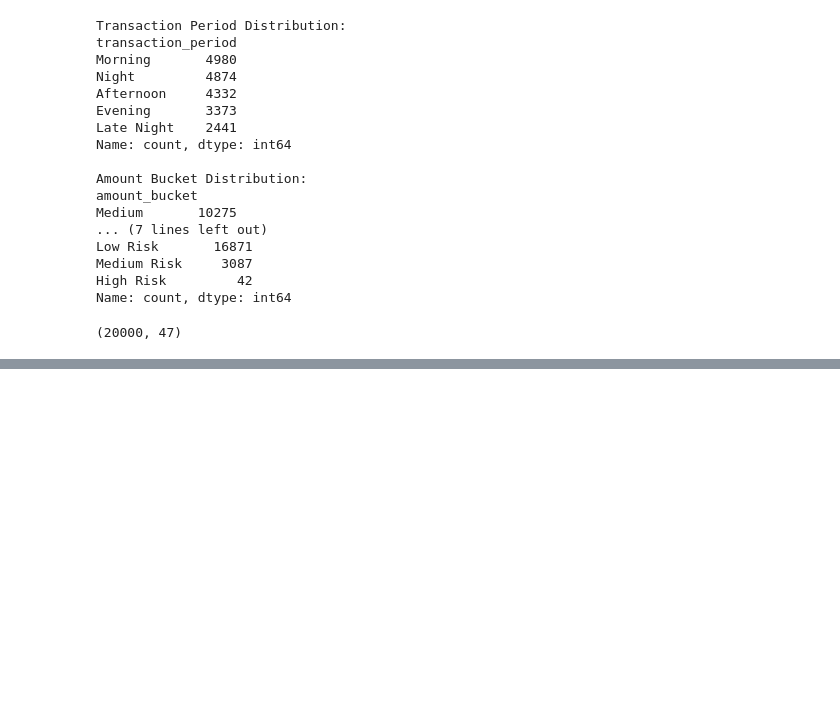
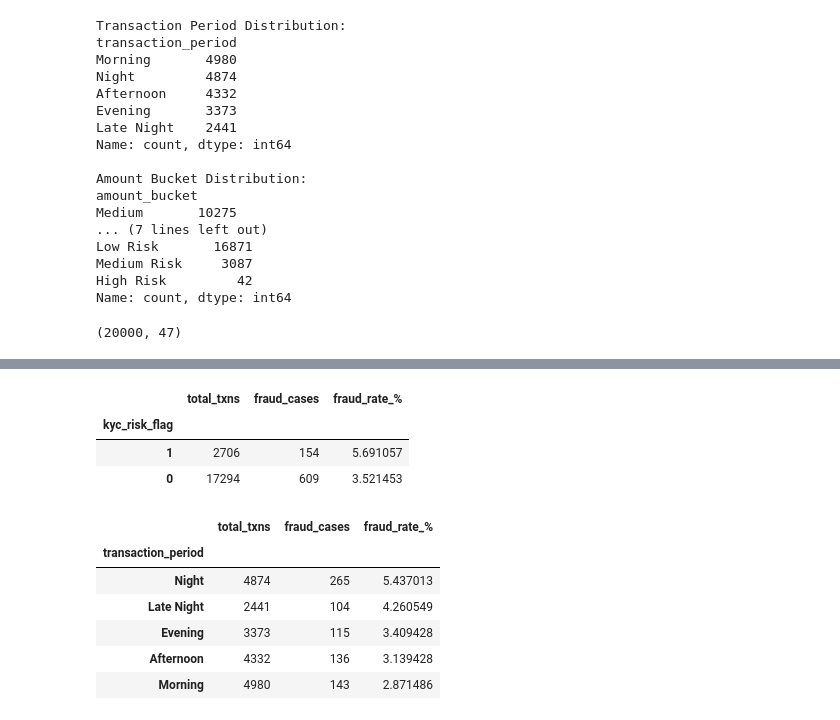
Before and after one commit to Angadthakur/upi-transaction-analyzer, a Jupyter notebook: notebooks/analysis.ipynb, the cells around one changed output, grey strips where cells are left out. Saved outputs shown, nothing was run; the diff lists cells and outputs as text; code cells hidden in the pictures; blank space fills up the shorter version.

```diff
--- a/notebooks/analysis.ipynb
+++ b/notebooks/analysis.ipynb
@@ -462,0 +546,33 @@ df_clean.shape
+# %%
+kyc_fraud = df_clean.groupby('kyc_risk_flag').agg(
+    total_txns=('transaction_id', 'count'),
+    fraud_cases=('is_fraud', 'sum')
+)
+
+kyc_fraud['fraud_rate_%'] = (kyc_fraud['fraud_cases'] / kyc_fraud['total_txns']) * 100
+kyc_fraud = kyc_fraud.sort_values('fraud_rate_%', ascending=False)
+
+kyc_fraud
+# %% [output]
+|  | total_txns | fraud_cases | fraud_rate_% |
+| kyc_risk_flag |  |  |  |
+| 1 | 2706 | 154 | 5.691057 |
+| 0 | 17294 | 609 | 3.521453 |
+# %%
+time_fraud = df_clean.groupby('transaction_period').agg(
+    total_txns=('transaction_id', 'count'),
+    fraud_cases=('is_fraud', 'sum')
+)
+
+time_fraud['fraud_rate_%'] = (time_fraud['fraud_cases'] / time_fraud['total_txns']) * 100
+time_fraud = time_fraud.sort_values('fraud_rate_%', ascending=False)
+
+time_fraud
+# %% [output]
+|  | total_txns | fraud_cases | fraud_rate_% |
+| transaction_period |  |  |  |
+| Night | 4874 | 265 | 5.437013 |
+| Late Night | 2441 | 104 | 4.260549 |
+| Evening | 3373 | 115 | 3.409428 |
+| Afternoon | 4332 | 136 | 3.139428 |
+| Morning | 4980 | 143 | 2.871486 |
```
Also changed, not shown: parts of 6 cells of this notebook.
